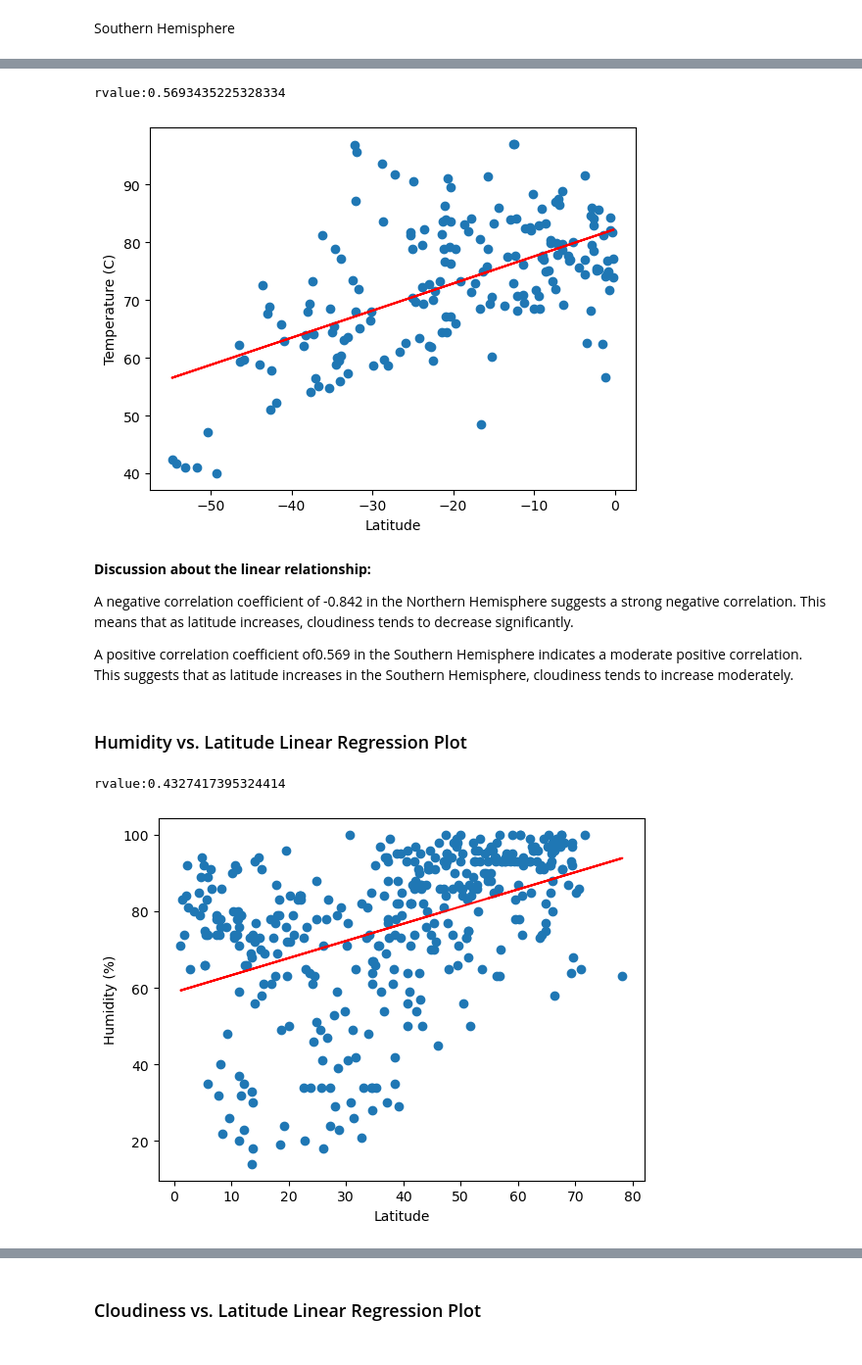
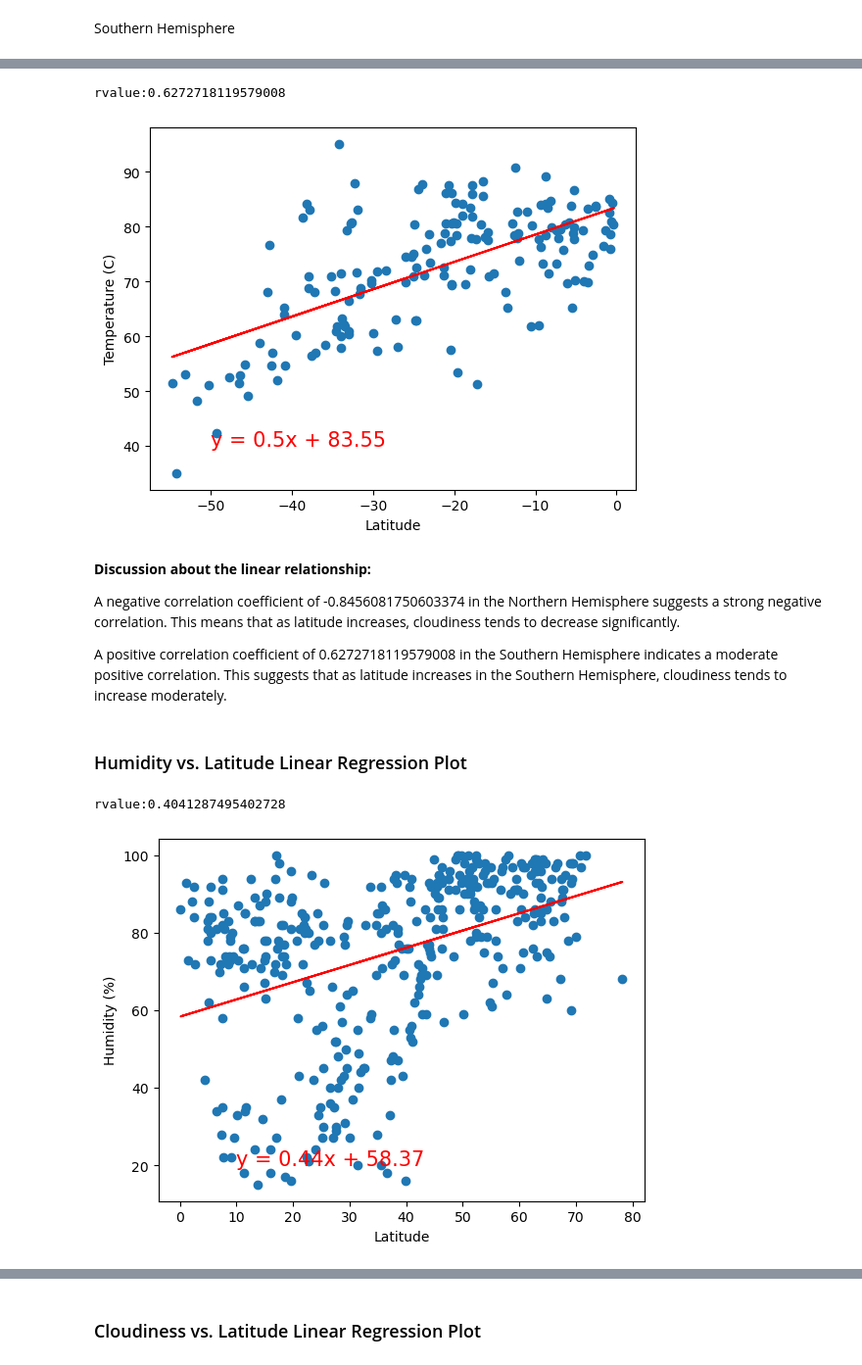
Before and after one commit to Elodie0712/python-api-challenge, a Jupyter notebook: WeatherPy/WeatherPy.ipynb, the cells around one changed output, grey strips where cells are left out. Shown at 98% size. Cells and saved outputs as stored; diff of their text form; code cells hidden in the pictures.

```diff
--- a/WeatherPy/WeatherPy.ipynb
+++ b/WeatherPy/WeatherPy.ipynb
@@ -468,44 +468,44 @@ line_eq = "y = " + str(round(slope,2)) + "x + " + str(round(intercept,2))
 # Graph
 plt.scatter(x_values,y_values)
 plt.plot(x_values,regress_values,"r-")
-plt.annotate(line_eq,(5.8,0.8),fontsize=15,color="red")
+plt.annotate(line_eq,(-50,40),fontsize=15,color="red")
 plt.xlabel('Latitude')
 plt.ylabel('Temperature (C)')
 print(f"rvalue:{rvalue}")
 plt.show()
 # %% [output]
-rvalue:0.5693435225328334
+rvalue:0.6272718119579008
-[figure, old version]
+[figure, new version]
 # %% [markdown]
 **Discussion about the linear relationship:**
 
-A negative correlation coefficient of -0.842 in the Northern Hemisphere suggests a strong negative correlation. This means that as latitude increases, cloudiness tends to decrease significantly.
+A negative correlation coefficient of -0.8456081750603374 in the Northern Hemisphere suggests a strong negative correlation. This means that as latitude increases, cloudiness tends to decrease significantly.
 
-A positive correlation coefficient of0.569 in the Southern Hemisphere indicates a moderate positive correlation. This suggests that as latitude increases in the Southern Hemisphere, cloudiness tends to increase moderately.
+A positive correlation coefficient of 0.6272718119579008 in the Southern Hemisphere indicates a moderate positive correlation. This suggests that as latitude increases in the Southern Hemisphere, cloudiness tends to increase moderately.
 # %% [markdown]
 ### Humidity vs. Latitude Linear Regression Plot
 # %%
 #Northern Hemisphere
 x_values = northern_hemi_df['Lat']
 y_values = northern_hemi_df['Humidity']
 (slope, intercept, rvalue, pvalue, stderr) = linregress(x_values, y_values)
 
 regress_values = x_values * slope + intercept
 regress_values
 
 # equation line
 line_eq11 = "y = " + str(round(slope,2)) + "x + " + str(round(intercept,2))
 # Graph
 plt.scatter(x_values,y_values)
 plt.plot(x_values,regress_values,"r-")
-plt.annotate(line_eq11,(5.8,0.8),fontsize=15,color="red")
+plt.annotate(line_eq11,(10,20),fontsize=15,color="red")
 plt.xlabel('Latitude')
 plt.ylabel('Humidity (%)')
 print(f"rvalue:{rvalue}")
 plt.show()
 # %% [output]
-rvalue:0.4327417395324414
+rvalue:0.4041287495402728
-[figure, old version]
+[figure, new version]
 # %%
 # Southern Hemisphere
 x_values = southern_hemi_df['Lat']
```
Also changed, not shown: parts of 28 cells of this notebook, 4 other files.
